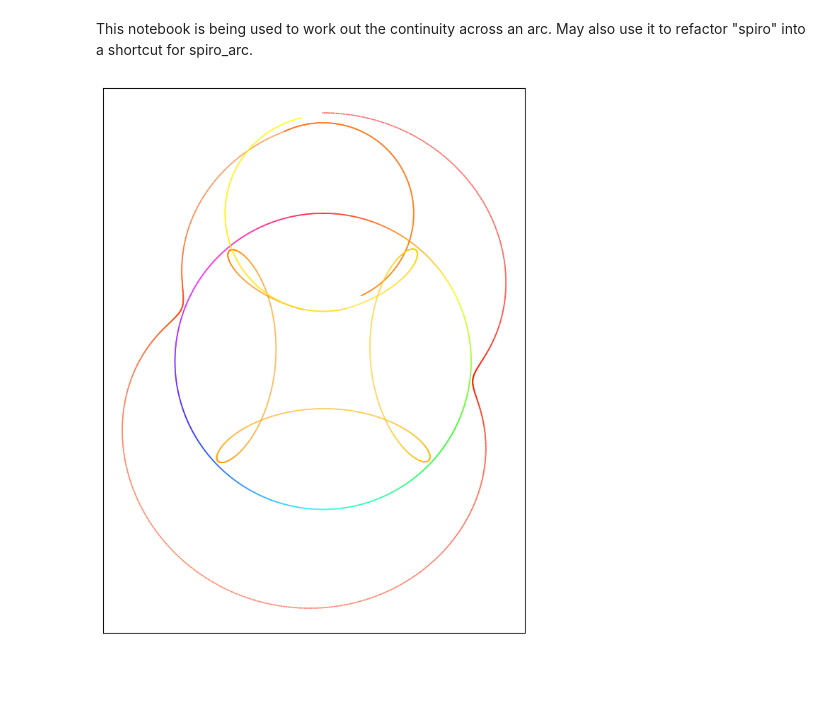
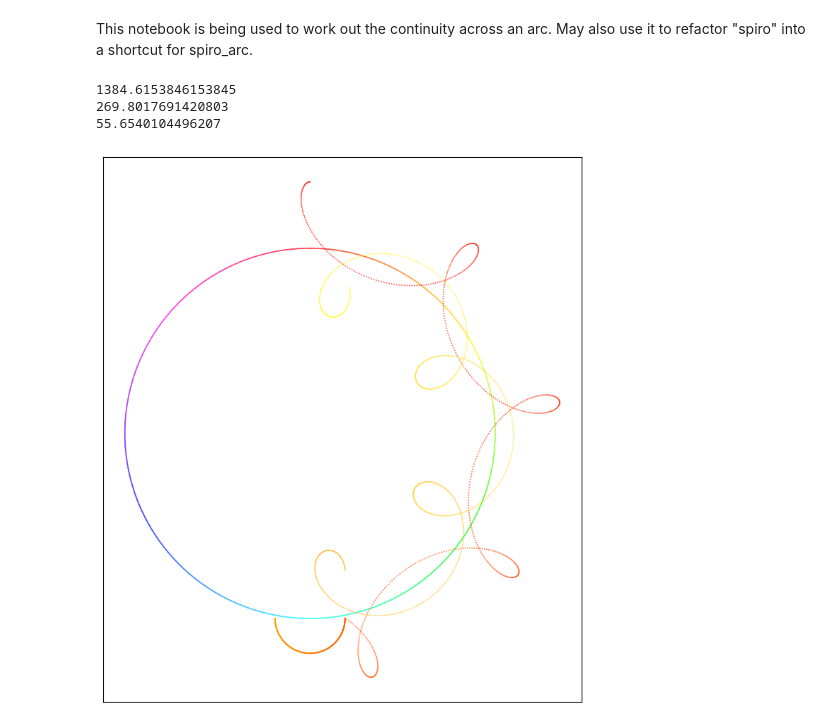
Before and after one commit to donalgrant/spiro, a Jupyter notebook: arc_continuity.ipynb, the cells around one changed output. Saved outputs shown, nothing was run; the diff lists cells and outputs as text; code cells hidden in the pictures; blank space fills up the shorter version.

```diff
--- a/arc_continuity.ipynb
+++ b/arc_continuity.ipynb
@@ -7,20 +7,39 @@ F = SpiroFig()
 S = SpiroData()
 # %%
 S.reset()
-F.plot(spiro_arc(orient=0,R=10,a=0.01,b=0,loops=1,offset=0,invert=False,reverse=False),cmap='hsv',color_scheme='time',new_fig=True)
+r=10
+a=1.3
+p=2.3
+F.plot(spiro_arc(orient=0,R=r,a=0.01,b=0,loops=1,offset=0,invert=False,reverse=False),cmap='hsv',color_scheme='time',new_fig=True)
 o=0
-r=10
 for i in range(1):
-    S.add(spiro_arc(orient=0,R=r,a=3.5,b=3.3,loops=1,offset=o,invert=False,reverse=False))
-    S.add(rotate(0,r,S.xc(),S.yc(),pi))
-    S.add(spiro_arc(orient=0,R=10,a=3.5,b=3.3,loops=1,offset=S.pc(),invert=True,reverse=True))
-    S.add(rotate(0,r,S.xc(),S.yc(),pi))
+#    for b in np.linspace(-a,a,40):
+#     S.add(spiro_arc(orient=0,R=r,a=a,b=b,loops=0.5,offset=pi/4,invert=True,reverse=False,spacing=0.0001))
+    S.add(spiro_arc(orient=0,   R=r,a=a,b=p,loops=0.5,offset=o,     invert=False,reverse=False))
+    print(S.pc()*180/pi)
+    o=S.pc()
+#    S.add(spiro_arc(orient=pi/2,R=r,a=a,b=a,loops=0.5,offset=o,invert=False,reverse=False))
+#    for b in np.linspace(-a,a,40):
+#        S.add(spiro_arc(orient=pi/2,R=r,a=a,b=b,loops=0.05,offset=o,invert=False,reverse=False))
+    S.add(rotate(0,-r,S.xc(),S.yc(),pi))
+    print(S.pc()*180/pi)
+    # calculate the new offset from the pen and wheel coordinates
+    o=arctan2(-(S.xc()-0),S.yc()-(-r-a))
+    print(o*180/pi)
+#    o=S.pc()
+    S.add(spiro_arc(orient=-pi,R=r,a=a,b=p,loops=0.5,offset=o,invert=True,reverse=True))
+#    for b in np.linspace(-a,a,40):
+#     S.add(spiro_arc(orient=pi/2,R=r,a=a,b=b,loops=0.05,offset=o,invert=True,reverse=True))
+#    S.add(rotate(0,r,S.xc(),S.yc(),pi))
     o=S.pc()
 
 F.plot(S,new_fig=False,cmap='autumn',color_scheme='time')
 #F.plot(spiro_arc(orient=pi,R=10,a=1,b=2,loops=.25,offset=0,invert=True,reverse=True),new_fig=False,cmap="autumn",color_scheme='radial')
 # %% [output]
+1384.6153846153845
+269.8017691420803
+55.6540104496207
-[figure, old version]
+[figure, new version]
 # %%
 S.reset()
 F.plot(spiro_arc(orient=0,R=10,a=0.01,b=0,loops=1,offset=0,invert=False,reverse=False),cmap='hsv',color_scheme='time',new_fig=True)
```
Also changed, not shown: parts of 1 cell of this notebook, 1 other file.
